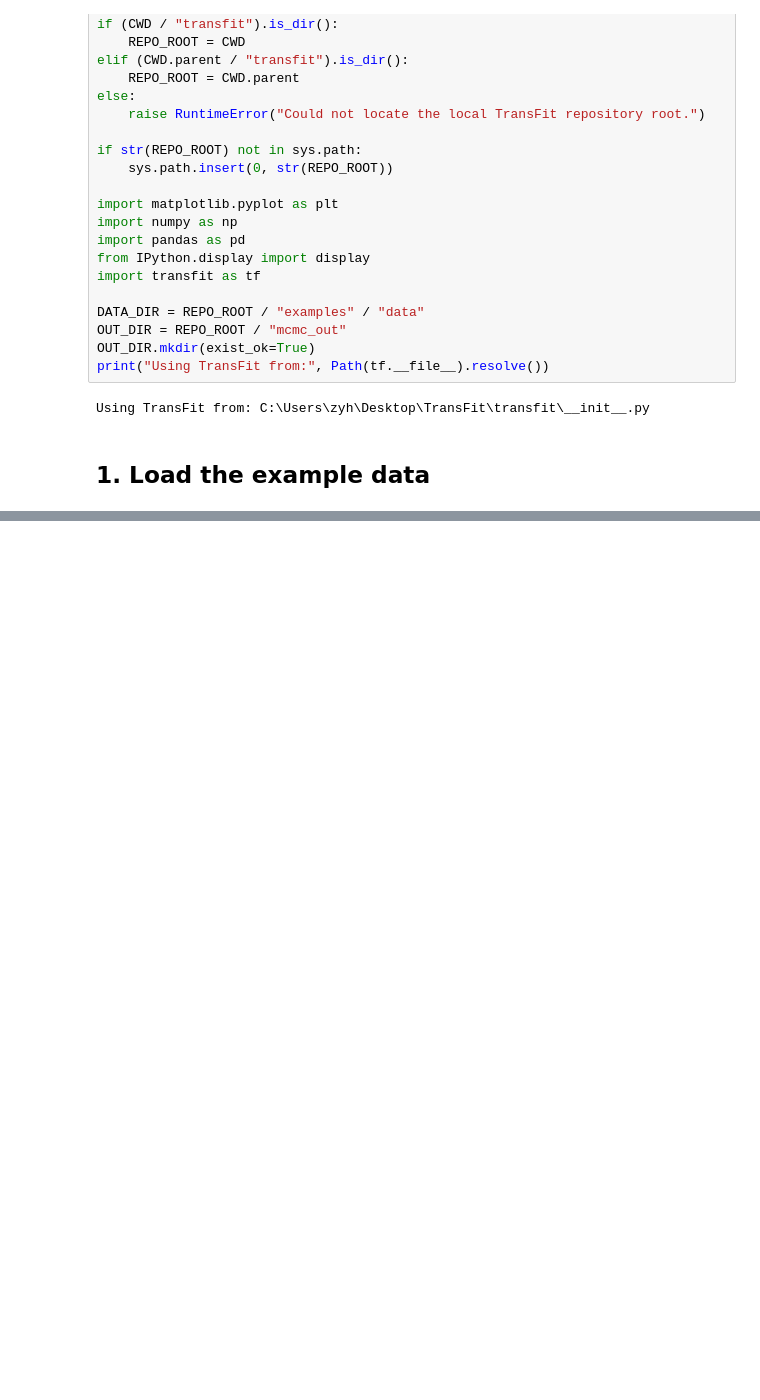
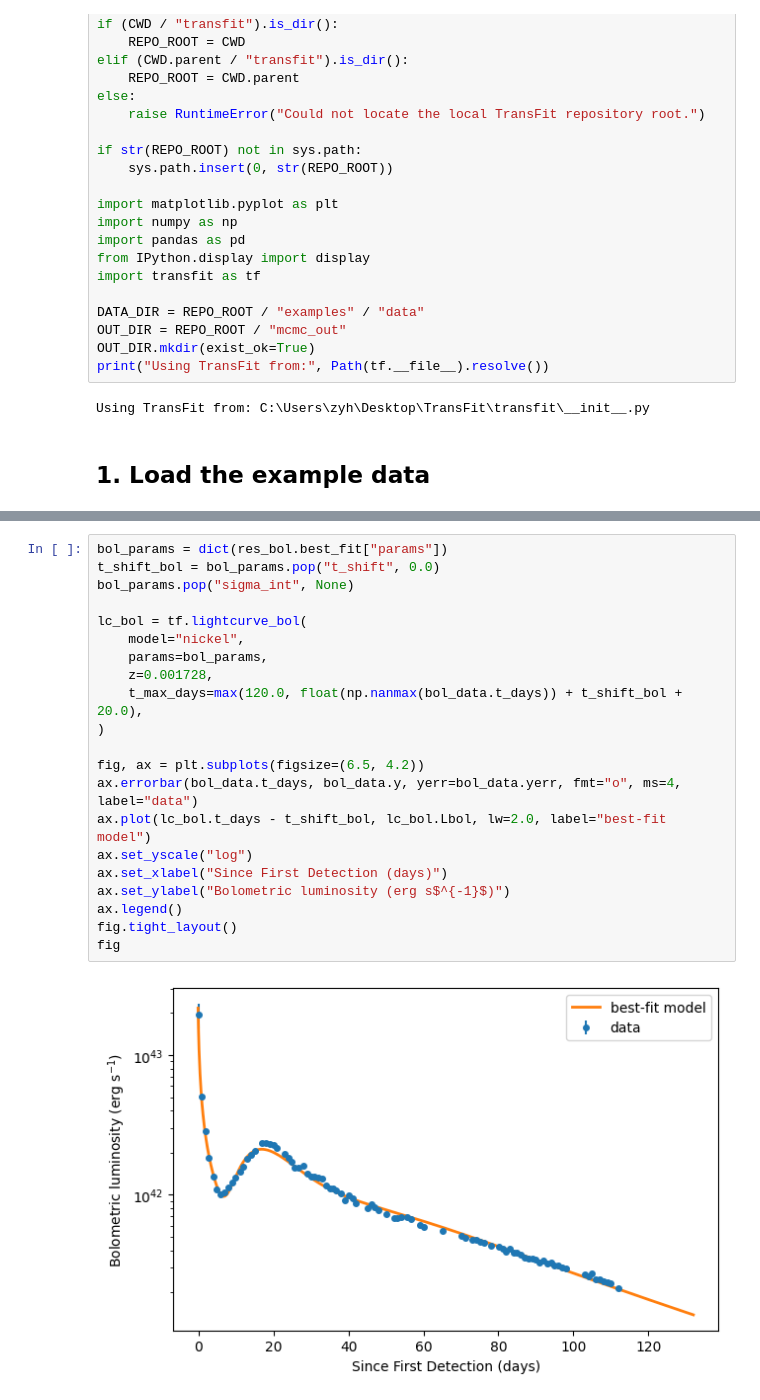
Before and after one commit to lijingyao123/TransFit, a Jupyter notebook: examples/tutorial.ipynb, the cells around one changed output, grey strips where cells are left out. Drawn from its saved outputs; the diff is of its cells as text; blank space fills up the shorter version.

```diff
--- a/examples/tutorial.ipynb
+++ b/examples/tutorial.ipynb
@@ -418,0 +271,23 @@ Best multi-band sample index: 5698
+# %%
+bol_params = dict(res_bol.best_fit["params"])
+t_shift_bol = bol_params.pop("t_shift", 0.0)
+bol_params.pop("sigma_int", None)
+
+lc_bol = tf.lightcurve_bol(
+    model="nickel",
+    params=bol_params,
+    z=0.001728,
+    t_max_days=max(120.0, float(np.nanmax(bol_data.t_days)) + t_shift_bol + 20.0),
+)
+
+fig, ax = plt.subplots(figsize=(6.5, 4.2))
+ax.errorbar(bol_data.t_days, bol_data.y, yerr=bol_data.yerr, fmt="o", ms=4, label="data")
+ax.plot(lc_bol.t_days - t_shift_bol, lc_bol.Lbol, lw=2.0, label="best-fit model")
+ax.set_yscale("log")
+ax.set_xlabel("Since First Detection (days)")
+ax.set_ylabel("Bolometric luminosity (erg s$^{-1}$)")
+ax.legend()
+fig.tight_layout()
+fig
+# %% [output]
+[figure, added]
```
Also changed, not shown: parts of 22 cells of this notebook, 7 other files.
